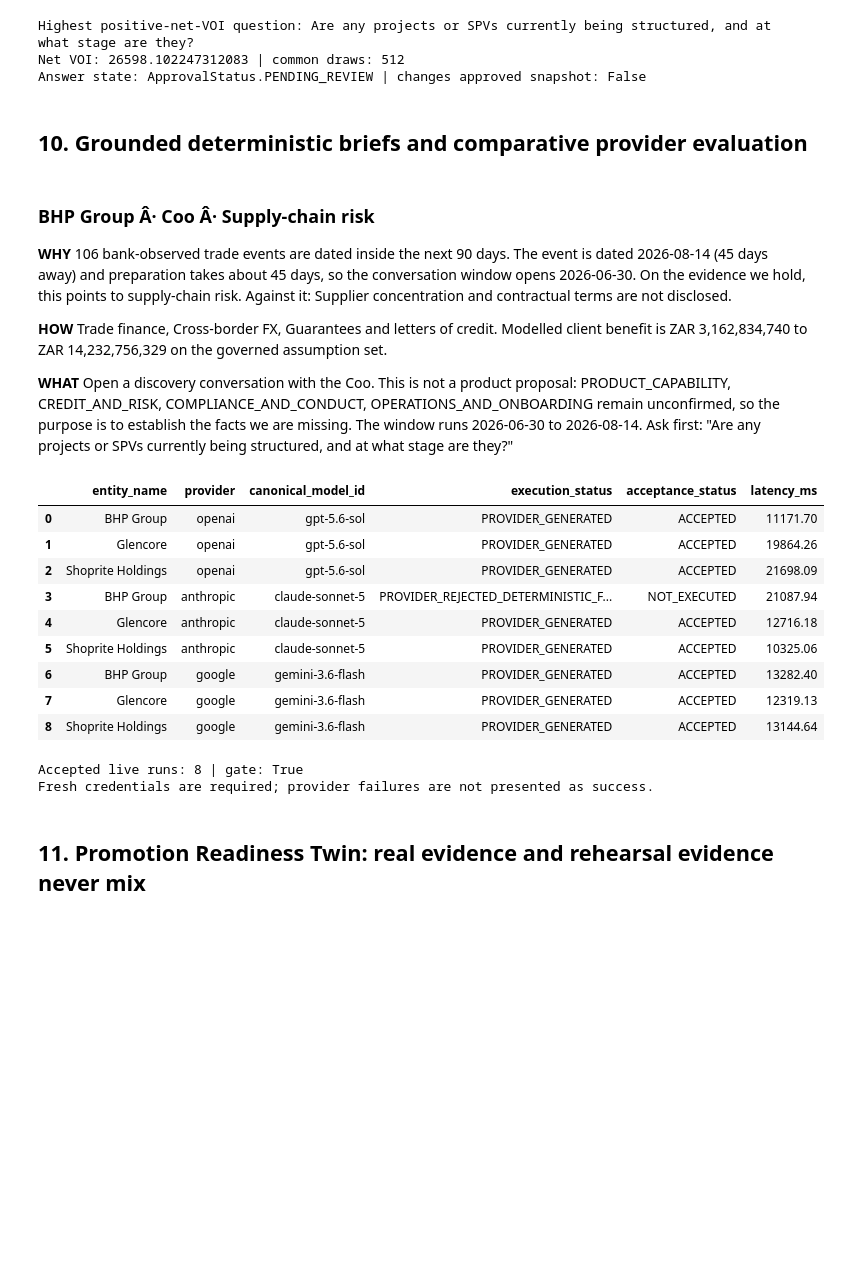
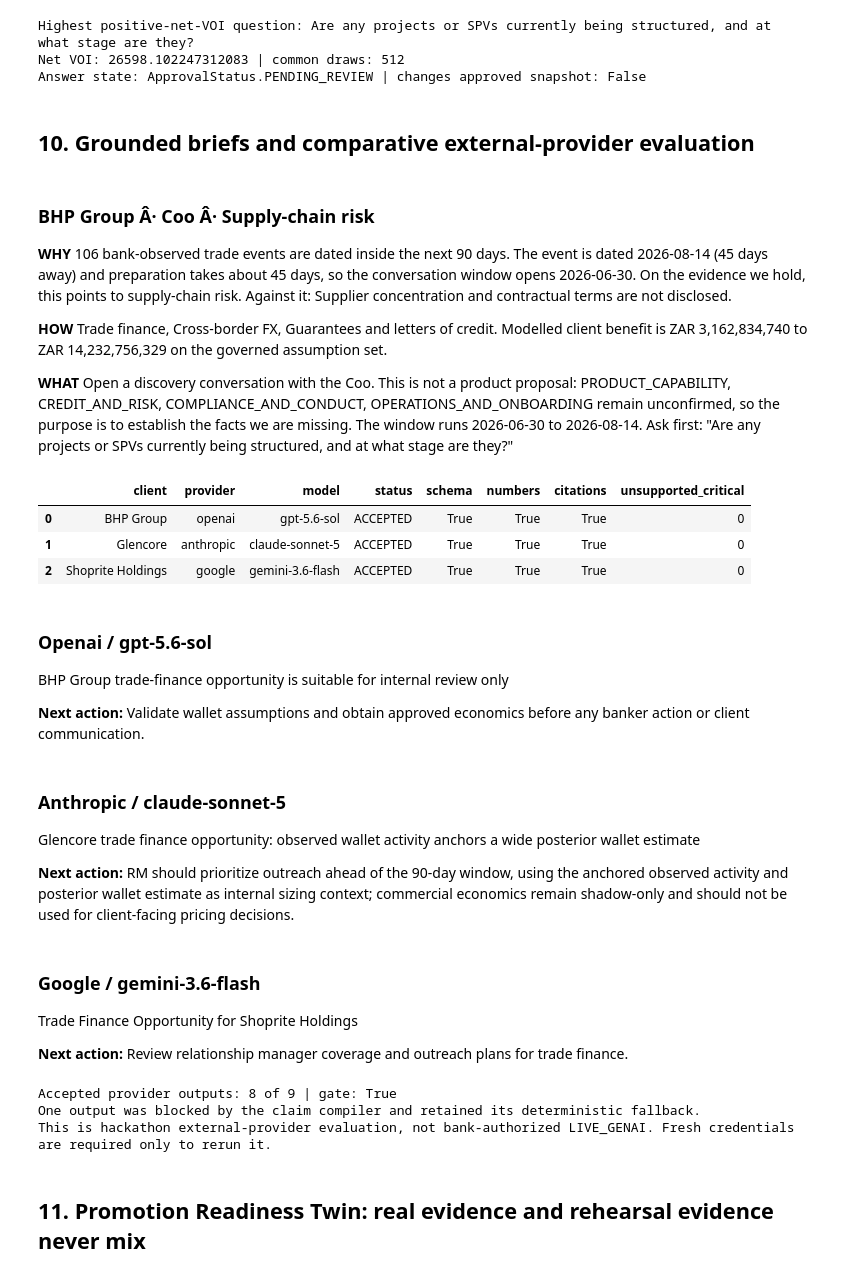
Before and after one commit to ChristopherJohannesKoen/corporate-wallet-digital-twin-hackathon-2026, a Jupyter notebook: notebooks/01_wallet_twin_demo.ipynb, the cells around one changed output. Saved outputs shown, nothing was run; the diff lists cells and outputs as text; code cells hidden in the pictures; blank space fills up the shorter version.

Commit message:
Harden V3.2 submission coherence

```diff
--- a/notebooks/01_wallet_twin_demo.ipynb
+++ b/notebooks/01_wallet_twin_demo.ipynb
@@ -295,36 +295,65 @@ Highest positive-net-VOI question: Are any projects or SPVs currently being stru
 Net VOI: 26598.102247312083 | common draws: 512
 Answer state: ApprovalStatus.PENDING_REVIEW | changes approved snapshot: False
 # %% [markdown]
-## 10. Grounded deterministic briefs and comparative provider evaluation
+## 10. Grounded briefs and comparative external-provider evaluation
 # %%
 brief = v31.brief(conversation.conversation_id, v31.as_of)
 brief_markdown = '### {}\n\n**WHY** {}\n\n**HOW** {}\n\n**WHAT** {}'.format(brief.headline, brief.why, brief.how, brief.what)
 display(Markdown(brief_markdown))
-comparison = json.loads((ROOT / 'outputs/v2_validation/live_provider_comparison.json').read_text())
-provider_rows = pd.DataFrame(comparison['evaluations'])[['entity_name','provider','canonical_model_id','execution_status','acceptance_status','latency_ms']]
+truth = json.loads((ROOT / 'data/v2/submission_truth_v3.2.0.json').read_text())
+comparison = truth['genai']
+provider_rows = pd.DataFrame([
+    {
+        'client': item['entity_name'], 'provider': item['provider'],
+        'model': item['canonical_model_id'], 'status': item['acceptance_status'],
+        'schema': item['validation_metrics']['schema_compliance'],
+        'numbers': item['validation_metrics']['numeric_preservation'],
+        'citations': item['validation_metrics']['citation_precision'],
+        'unsupported_critical': item['validation_metrics']['unsupported_critical_claims'],
+    }
+    for item in comparison['showcase_briefs'].values()
+])
 display(provider_rows)
-print('Accepted live runs:', comparison['accepted_runs'], '| gate:', comparison['submission_gate_passed'])
-print('Fresh credentials are required; provider failures are not presented as success.')
+for item in comparison['showcase_briefs'].values():
+    narrative = item['accepted_narrative']
+    display(Markdown('### {} / {}\n\n{}\n\n**Next action:** {}'.format(
+        item['provider'].title(), item['canonical_model_id'], narrative['headline'], narrative['next_action']
+    )))
+print('Accepted provider outputs:', comparison['accepted_runs'], 'of', comparison['target_runs'], '| gate:', comparison['submission_gate_passed'])
+print('One output was blocked by the claim compiler and retained its deterministic fallback.')
+print('This is hackathon external-provider evaluation, not bank-authorized LIVE_GENAI. Fresh credentials are required only to rerun it.')
+assert comparison['accepted_runs'] == 8 and comparison['blocked_runs'] == 1
+assert comparison['submission_gate_passed'] is True
 # %% [output]
 ### BHP Group Â· Coo Â· Supply-chain risk
 
 **WHY** 106 bank-observed trade events are dated inside the next 90 days. The event is dated 2026-08-14 (45 days away) and preparation takes about 45 days, so the conversation window opens 2026-06-30. On the evidence we hold, this points to supply-chain risk. Against it: Supplier concentration and contractual terms are not disclosed.
 
 **HOW** Trade finance, Cross-border FX, Guarantees and letters of credit. Modelled client benefit is ZAR 3,162,834,740 to ZAR 14,232,756,329 on the governed assumption set.
 
 **WHAT** Open a discovery conversation with the Coo. This is not a product proposal: PRODUCT_CAPABILITY, CREDIT_AND_RISK, COMPLIANCE_AND_CONDUCT, OPERATIONS_AND_ONBOARDING remain unconfirmed, so the purpose is to establish the facts we are missing. The window runs 2026-06-30 to 2026-08-14. Ask first: "Are any projects or SPVs currently being structured, and at what stage are they?"
-|  | entity_name | provider | canonical_model_id | execution_status | acceptance_status | latency_ms |
-| 0 | BHP Group | openai | gpt-5.6-sol | PROVIDER_GENERATED | ACCEPTED | 11171.70 |
-| 1 | Glencore | openai | gpt-5.6-sol | PROVIDER_GENERATED | ACCEPTED | 19864.26 |
-| 2 | Shoprite Holdings | openai | gpt-5.6-sol | PROVIDER_GENERATED | ACCEPTED | 21698.09 |
-| 3 | BHP Group | anthropic | claude-sonnet-5 | PROVIDER_REJECTED_DETERMINISTIC_F... | NOT_EXECUTED | 21087.94 |
-| 4 | Glencore | anthropic | claude-sonnet-5 | PROVIDER_GENERATED | ACCEPTED | 12716.18 |
-| 5 | Shoprite Holdings | anthropic | claude-sonnet-5 | PROVIDER_GENERATED | ACCEPTED | 10325.06 |
-| 6 | BHP Group | google | gemini-3.6-flash | PROVIDER_GENERATED | ACCEPTED | 13282.40 |
-| 7 | Glencore | google | gemini-3.6-flash | PROVIDER_GENERATED | ACCEPTED | 12319.13 |
-| 8 | Shoprite Holdings | google | gemini-3.6-flash | PROVIDER_GENERATED | ACCEPTED | 13144.64 |
+|  | client | provider | model | status | schema | numbers | citations | unsupported_critical |
+| 0 | BHP Group | openai | gpt-5.6-sol | ACCEPTED | True | True | True | 0 |
+| 1 | Glencore | anthropic | claude-sonnet-5 | ACCEPTED | True | True | True | 0 |
+| 2 | Shoprite Holdings | google | gemini-3.6-flash | ACCEPTED | True | True | True | 0 |
+### Openai / gpt-5.6-sol
+
+BHP Group trade-finance opportunity is suitable for internal review only
+
+**Next action:** Validate wallet assumptions and obtain approved economics before any banker action or client communication.
+### Anthropic / claude-sonnet-5
+
+Glencore trade finance opportunity: observed wallet activity anchors a wide posterior wallet estimate
+
+**Next action:** RM should prioritize outreach ahead of the 90-day window, using the anchored observed activity and posterior wallet estimate as internal sizing context; commercial economics remain shadow-only and should not be used for client-facing pricing decisions.
+### Google / gemini-3.6-flash
+
+Trade Finance Opportunity for Shoprite Holdings
+
+**Next action:** Review relationship manager coverage and outreach plans for trade finance.
-Accepted live runs: 8 | gate: True
-Fresh credentials are required; provider failures are not presented as success.
+Accepted provider outputs: 8 of 9 | gate: True
+One output was blocked by the claim compiler and retained its deterministic fallback.
+This is hackathon external-provider evaluation, not bank-authorized LIVE_GENAI. Fresh credentials are required only to rerun it.
 # %% [markdown]
 ## 11. Promotion Readiness Twin: real evidence and rehearsal evidence never mix
 # %%
```
Also changed, not shown: 35 other files.
